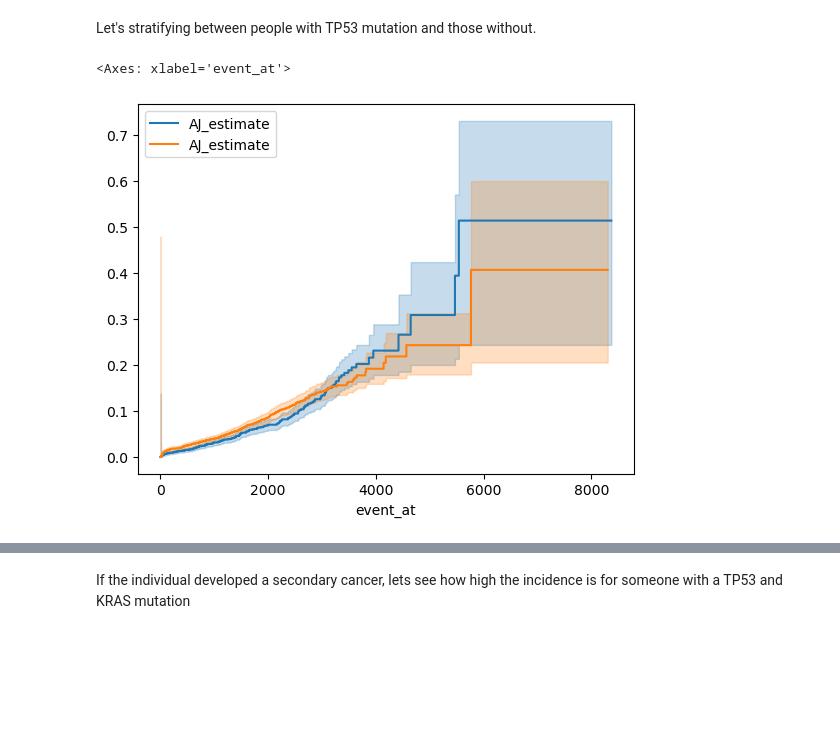
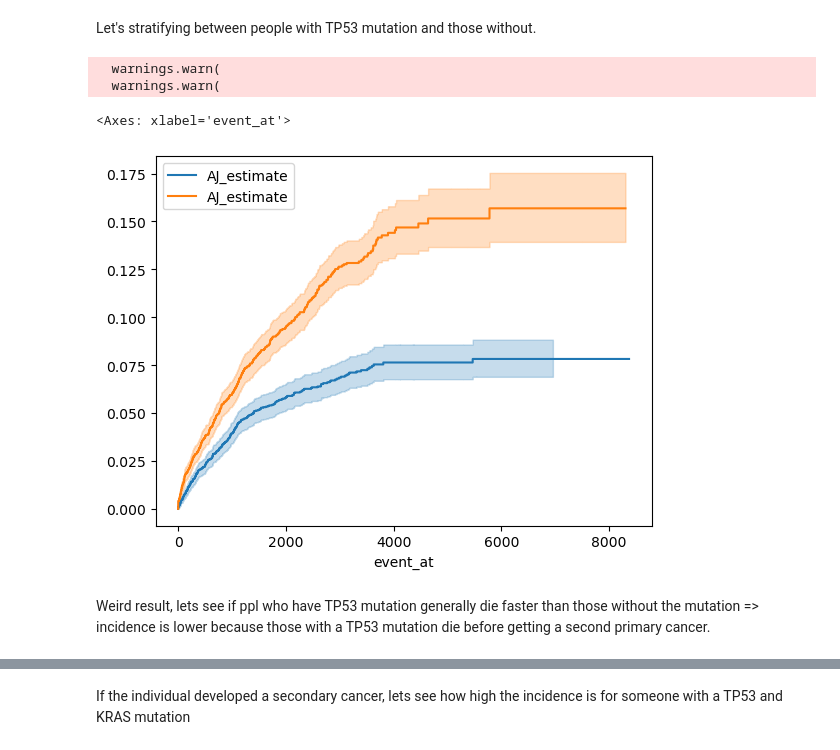
Before and after one commit to Roseille/SurvivalAnalyses, a Jupyter notebook: sample.ipynb, the cells around one changed output, grey strips where cells are left out. Cells and saved outputs as stored; diff of their text form; code cells hidden in the pictures; blank space fills up the shorter version.

```diff
--- a/sample.ipynb
+++ b/sample.ipynb
@@ -22,9 +22,9 @@ df['SAMPLE_ID'].duplicated().sum()
 np.int64(0)
 # %%
 #If time is negative, set it to 0.
-#sorted_df.loc[sorted_df['DT_SECONDCANCER_DEATH']<0, 'DT_SECONDCANCER_DEATH'] = 0
+sorted_df.loc[sorted_df['DT_SECONDCANCER_DEATH']<0, 'DT_SECONDCANCER_DEATH'] = 0
 #DT_SECONDCANCER_DEATH is Last Date - Start Date, is start date when the patient was diagnosed cancer free from the primary lung cancer and then we're tracking how long it takes for the patient to die or develop second primary lung cancer or is lost to follow up, or is start date the day the patient was diagnosed with the first cancer? The former makes more sense, so I'm assuming the data is left censored and instead of just setting those dates to 0, I'll remove  them.
-sorted_df = sorted_df.loc[(sorted_df['DT_SECONDCANCER_DEATH']>=0).values]
+#sorted_df = sorted_df.loc[(sorted_df['DT_SECONDCANCER_DEATH']>=0).values]
 # %%
 #If we only want 1 to represent the observed effect
 sorted_df['Event_of_interest'] =(sorted_df['ENDPT_SECONDCANCER_DEATH'] == 1).astype(int)
@@ -45,6 +45,6 @@ Name: Event_of_interest, Length: 12128, dtype: int64
 # %%
 #Filter the df so that I don't get a value error because of the text columns...
-cph_df = sorted_df[['DT_SECONDCANCER_DEATH', 'Event_of_interest', 'TP53', 'CURRENT_AGE_DEID', 'KRAS', 'EGFR', 'ALK', 'BRAF', 'ROS1', 'MET']]
+cph_df = sorted_df[['DT_SECONDCANCER_DEATH', 'Event_of_interest', 'TP53', 'CURRENT_AGE_DEID', 'KRAS', 'EGFR', 'ALK', 'BRAF', 'ROS1', 'MET', 'ENDPT_SECONDCANCER_DEATH']]
 cph = CoxPHFitter()
 cph.fit(cph_df, duration_col = 'DT_SECONDCANCER_DEATH', event_col = 'Event_of_interest')
 cph.plot_partial_effects_on_outcome(covariates='TP53', values=[True, False], cmap='coolwarm')
@@ -94,7 +93,7 @@ int64 int64
 Let's make a cumulative incidence function, since lifelines doesn't have fine gray, we can use Aalen Johansen but it doesn't account for covariants (whereas the Cox Proportional Hazard Function accounts for covariants but not for competing factors...)
 # %%
 ajf = AalenJohansenFitter(calculate_variance = True)
-ajf.fit(cph_df['DT_SECONDCANCER_DEATH'], cph_df['Event_of_interest'], event_of_interest=1)
+ajf.fit(cph_df['DT_SECONDCANCER_DEATH'], cph_df['ENDPT_SECONDCANCER_DEATH'], event_of_interest=1)
 print(ajf.cumulative_density_)
 #ajf.plot()
 ajf.plot_cumulative_density()
@@ -123,13 +123,17 @@ Let's stratifying between people with TP53 mutation and those without.
 mutated_TP53 = cph_df[cph_df['TP53'] == True]
 nonmutated_TP53 = cph_df[cph_df['TP53'] == False]
 # %%
-ajf.fit(mutated_TP53['DT_SECONDCANCER_DEATH'], mutated_TP53['Event_of_interest'], event_of_interest=1)
+ajf.fit(mutated_TP53['DT_SECONDCANCER_DEATH'], mutated_TP53['ENDPT_SECONDCANCER_DEATH'], event_of_interest=1)
 ajf.cumulative_density_
 ajf.plot()
-ajf.fit(nonmutated_TP53['DT_SECONDCANCER_DEATH'], nonmutated_TP53['Event_of_interest'], event_of_interest=1)
+ajf.fit(nonmutated_TP53['DT_SECONDCANCER_DEATH'], nonmutated_TP53['ENDPT_SECONDCANCER_DEATH'], event_of_interest=1)
 ajf.cumulative_density_
 ajf.plot()
 #Blue is mutated, Orange is unmutated
 # %% [output]
-<Axes: xlabel='event_at'>
+  warnings.warn(
+  warnings.warn(
+<Axes: xlabel='event_at'>
-[figure, old version]
+[figure, new version]
+# %% [markdown]
+Weird result, lets see if ppl who have TP53 mutation generally die faster than those without the mutation => incidence is lower because those with a TP53 mutation die before getting a second primary cancer.
```
Also changed, not shown: parts of 9 cells of this notebook.
